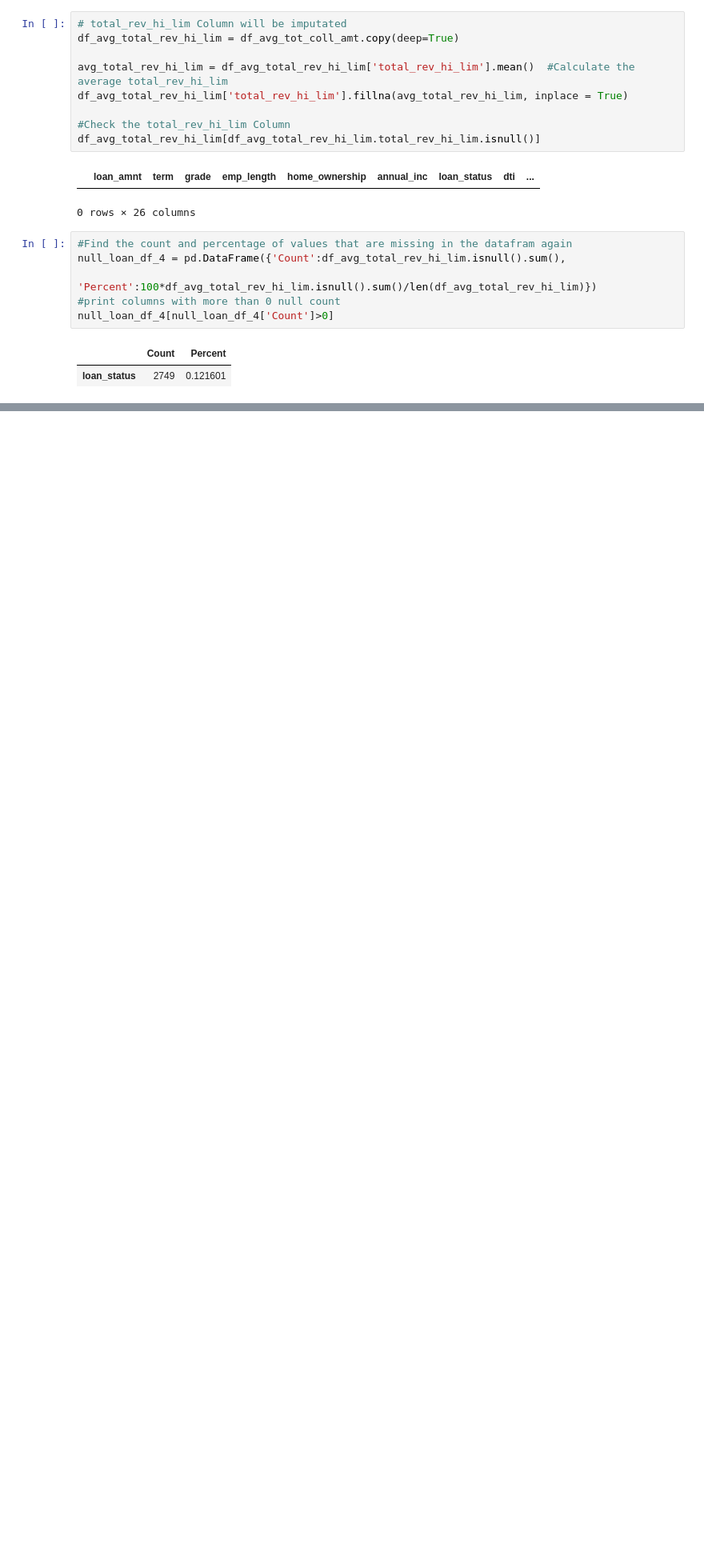
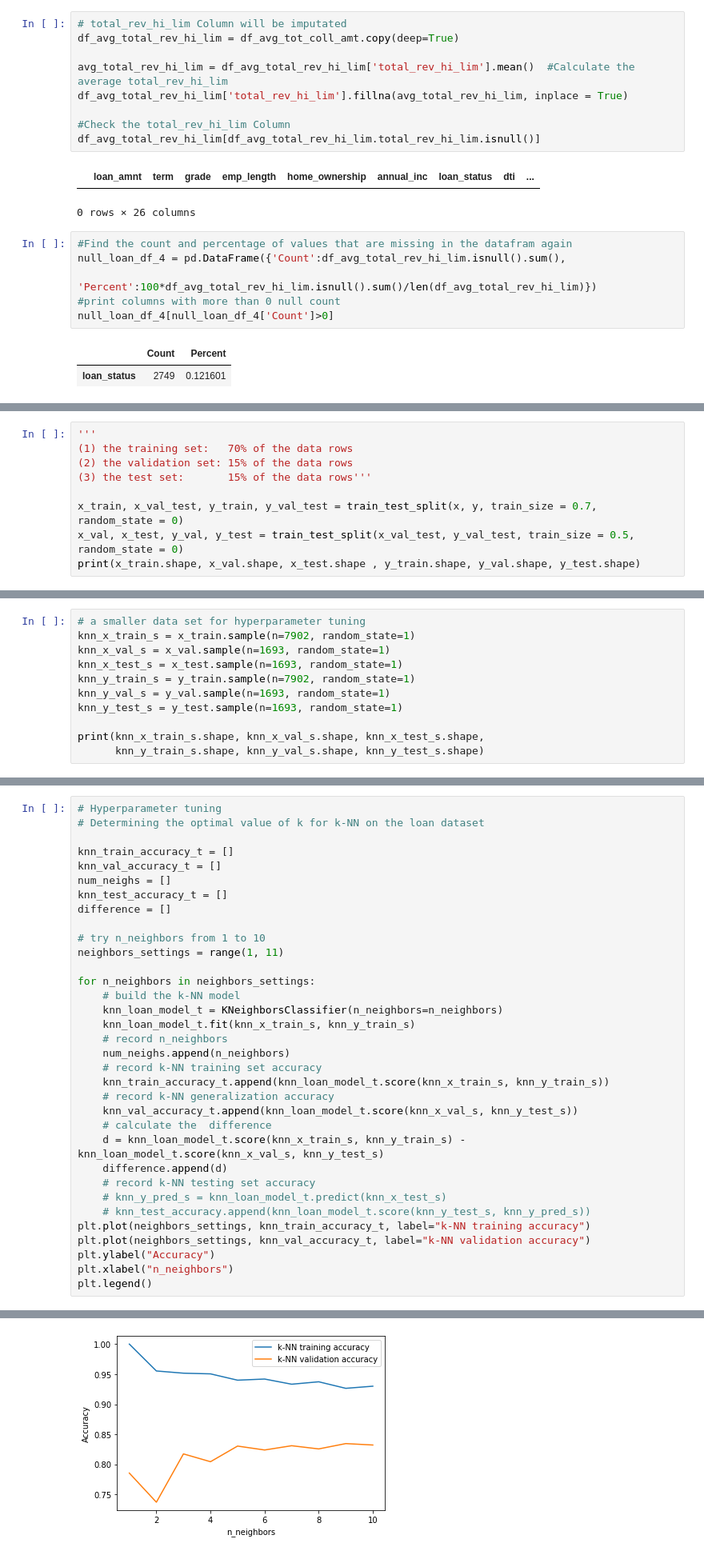
Before and after one commit to rahilshah10/loan-sharks, a Jupyter notebook: Luna/LoanShark - Prediction of LeandingClub Loan Defaulters.ipynb, the cells around one changed output, grey strips where cells are left out. Shown: that part at 80% size. Saved outputs shown, nothing was run; the diff lists cells and outputs as text; blank space fills up the shorter version.

```diff
--- a/Luna/LoanShark - Prediction of LeandingClub Loan Defaulters.ipynb
+++ b/Luna/LoanShark - Prediction of LeandingClub Loan Defaulters.ipynb
@@ -746,0 +785,9 @@ null_loan_df_4[null_loan_df_4['Count']>0]
+# %%
+'''
+(1) the training set:   70% of the data rows
+(2) the validation set: 15% of the data rows
+(3) the test set:       15% of the data rows'''
+
+x_train, x_val_test, y_train, y_val_test = train_test_split(x, y, train_size = 0.7, random_state = 0)
+x_val, x_test, y_val, y_test = train_test_split(x_val_test, y_val_test, train_size = 0.5, random_state = 0)
+print(x_train.shape, x_val.shape, x_test.shape , y_train.shape, y_val.shape, y_test.shape)
@@ -774,0 +827,11 @@ TypeError: 'Index' object is not callable
+# %%
+# a smaller data set for hyperparameter tuning
+knn_x_train_s = x_train.sample(n=7902, random_state=1)
+knn_x_val_s = x_val.sample(n=1693, random_state=1)
+knn_x_test_s = x_test.sample(n=1693, random_state=1)
+knn_y_train_s = y_train.sample(n=7902, random_state=1)
+knn_y_val_s = y_val.sample(n=1693, random_state=1)
+knn_y_test_s = y_test.sample(n=1693, random_state=1)
+
+print(knn_x_train_s.shape, knn_x_val_s.shape, knn_x_test_s.shape,
+      knn_y_train_s.shape, knn_y_val_s.shape, knn_y_test_s.shape)
@@ -774,0 +840,35 @@ TypeError: 'Index' object is not callable
+# %%
+# Hyperparameter tuning
+# Determining the optimal value of k for k-NN on the loan dataset
+
+knn_train_accuracy_t = []
+knn_val_accuracy_t = []
+num_neighs = []
+knn_test_accuracy_t = []
+difference = []
+
+# try n_neighbors from 1 to 10
+neighbors_settings = range(1, 11)
+
+for n_neighbors in neighbors_settings:
+    # build the k-NN model
+    knn_loan_model_t = KNeighborsClassifier(n_neighbors=n_neighbors)
+    knn_loan_model_t.fit(knn_x_train_s, knn_y_train_s)
+    # record n_neighbors
+    num_neighs.append(n_neighbors)
+    # record k-NN training set accuracy
+    knn_train_accuracy_t.append(knn_loan_model_t.score(knn_x_train_s, knn_y_train_s))
+    # record k-NN generalization accuracy
+    knn_val_accuracy_t.append(knn_loan_model_t.score(knn_x_val_s, knn_y_test_s))
+    # calculate the  difference
+    d = knn_loan_model_t.score(knn_x_train_s, knn_y_train_s) - knn_loan_model_t.score(knn_x_val_s, knn_y_test_s)
+    difference.append(d)
+    # record k-NN testing set accuracy
+    # knn_y_pred_s = knn_loan_model_t.predict(knn_x_test_s)
+    # knn_test_accuracy.append(knn_loan_model_t.score(knn_y_test_s, knn_y_pred_s))
+plt.plot(neighbors_settings, knn_train_accuracy_t, label="k-NN training accuracy")
+plt.plot(neighbors_settings, knn_val_accuracy_t, label="k-NN validation accuracy")
+plt.ylabel("Accuracy")
+plt.xlabel("n_neighbors")
+plt.legend()
+# %% [output]
@@ -774,0 +876 @@ TypeError: 'Index' object is not callable
+[figure, added]
```
Also changed, not shown: parts of 75 cells of this notebook.
